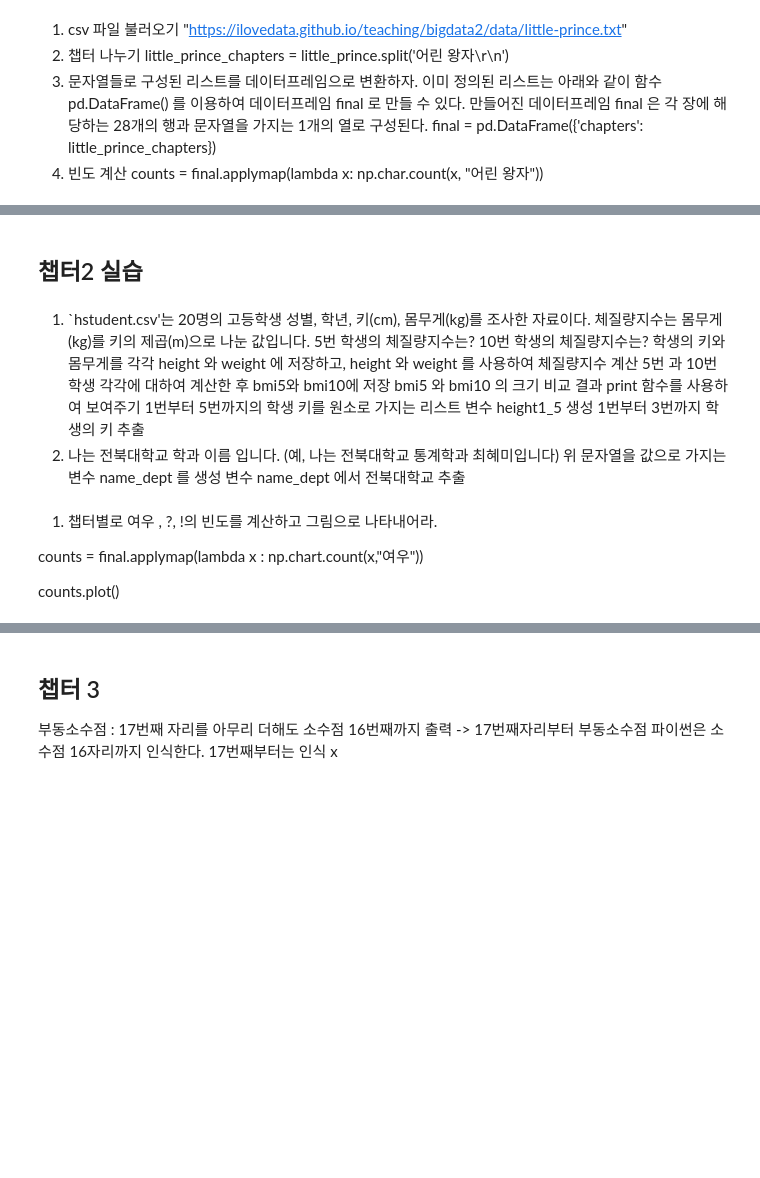
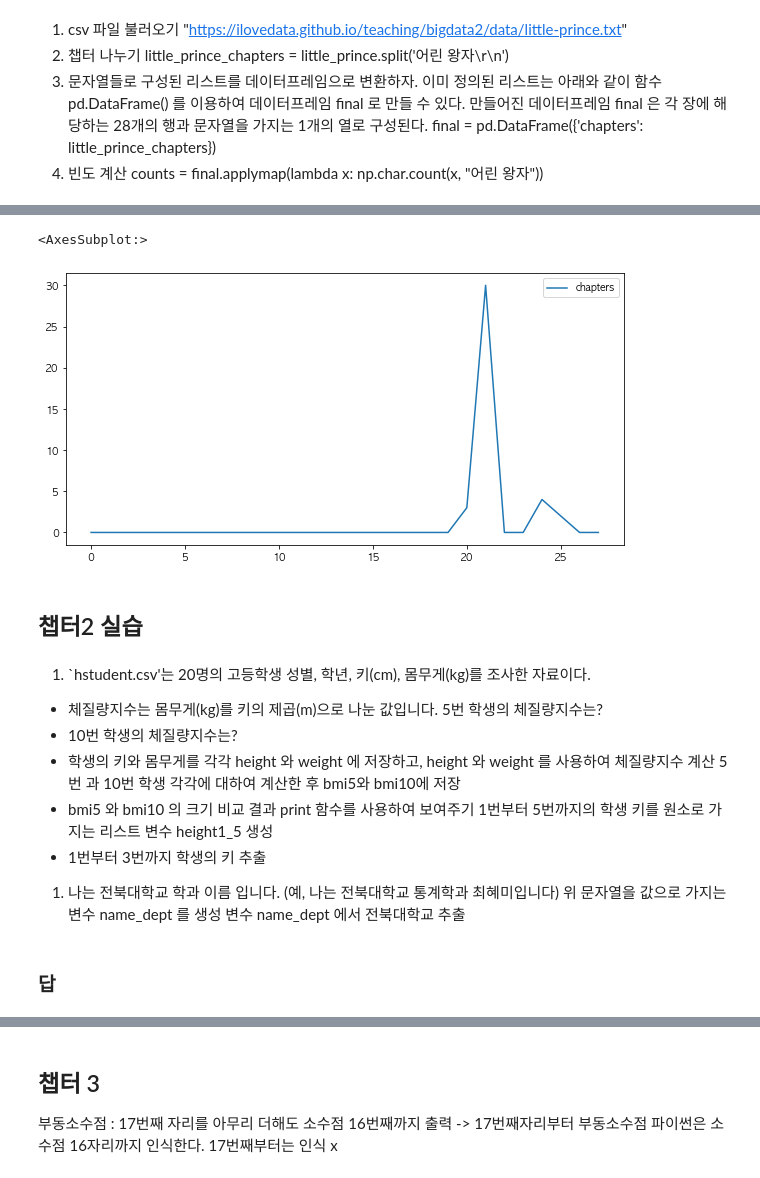
Before and after one commit to g-gg-ggg/Data-Visualization-2022-, a Jupyter notebook: _notebooks/2022-10-26-개론중간.ipynb, the cells around one changed output, grey strips where cells are left out. Saved outputs shown, nothing was run; the diff lists cells and outputs as text; code cells hidden in the pictures; blank space fills up the shorter version.

```diff
--- a/_notebooks/2022-10-26-개론중간.ipynb
+++ b/_notebooks/2022-10-26-개론중간.ipynb
@@ -272,8 +272,16 @@ plt.rcParams['axes.unicode_minus'] = False
 plt.rcParams["figure.figsize"] = (10,5)
 import numpy as np
 import pandas as pd
+# %%
+import base64
+import requests
+url_data ="https://ilovedata.github.io/teaching/bigdata2/data/little-prince.txt"
+little_prince = requests.get(url_data)
+little_prince = little_prince.text
 # %% [markdown]
 1. csv 파일 불러오기 "https://ilovedata.github.io/teaching/bigdata2/data/little-prince.txt"
 2. 챕터 나누기 little_prince_chapters = little_prince.split('어린 왕자\r\n')
 3. 문자열들로 구성된 리스트를 데이터프레임으로 변환하자. 이미 정의된 리스트는 아래와 같이 함수 pd.DataFrame() 를 이용하여 데이터프레임 final 로 만들 수 있다. 만들어진 데이터프레임 final 은 각 장에 해당하는 28개의 행과 문자열을 가지는 1개의 열로 구성된다. final = pd.DataFrame({'chapters': little_prince_chapters})
 4. 빈도 계산 counts = final.applymap(lambda x: np.char.count(x, "어린 왕자"))
+# %%
+little_prince_chapters = little_prince.split('어린 왕자\r\n')
@@ -279,0 +293,3 @@ import pandas as pd
+# %%
+final = pd.DataFrame({"chapters" : little_prince_chapters})
+final
@@ -280,18 +335,22 @@ import pandas as pd
+# %%
+#1. 챕터별로 여우 , ?, !의 빈도를 계산하고 그림으로 나타내어라.
+
+counts = final.applymap(lambda x: np.char.count(x, "여우"))
+
+counts.plot()
+# %% [output]
+<AxesSubplot:>
+[figure, added]
 # %% [markdown]
 ## 챕터2 실습
 # %% [markdown]
 1. `hstudent.csv'는 20명의 고등학생 성별, 학년, 키(cm), 몸무게(kg)를 조사한 자료이다.
-체질량지수는 몸무게(kg)를 키의 제곱(m)으로 나눈 값입니다. 5번 학생의 체질량지수는?
-10번 학생의 체질량지수는?
-학생의 키와 몸무게를 각각 height 와 weight 에 저장하고, height 와 weight 를 사용하여 체질량지수 계산 5번 과 10번 학생 각각에 대하여 계산한 후 bmi5와 bmi10에 저장
-bmi5 와 bmi10 의 크기 비교 결과 print 함수를 사용하여 보여주기 1번부터 5번까지의 학생 키를 원소로 가지는 리스트 변수 height1_5 생성
-1번부터 3번까지 학생의 키 추출
+ - 체질량지수는 몸무게(kg)를 키의 제곱(m)으로 나눈 값입니다. 5번 학생의 체질량지수는?
+ - 10번 학생의 체질량지수는?
+ - 학생의 키와 몸무게를 각각 height 와 weight 에 저장하고, height 와 weight 를 사용하여 체질량지수 계산 5번 과 10번 학생 각각에 대하여 계산한 후 bmi5와 bmi10에 저장
+ - bmi5 와 bmi10 의 크기 비교 결과 print 함수를 사용하여 보여주기 1번부터 5번까지의 학생 키를 원소로 가지는 리스트 변수 height1_5 생성
+ - 1번부터 3번까지 학생의 키 추출
 1. 나는 전북대학교 학과 이름 입니다. (예, 나는 전북대학교 통계학과 최혜미입니다)
 위 문자열을 값으로 가지는 변수 name_dept 를 생성 변수 name_dept 에서 전북대학교 추출
 # %% [markdown]
-
-1. 챕터별로 여우 , ?, !의 빈도를 계산하고 그림으로 나타내어라.
-
-counts = final.applymap(lambda x : np.chart.count(x,"여우"))
-
-counts.plot()
+### 답
```
Also changed, not shown: parts of 84 cells of this notebook.
